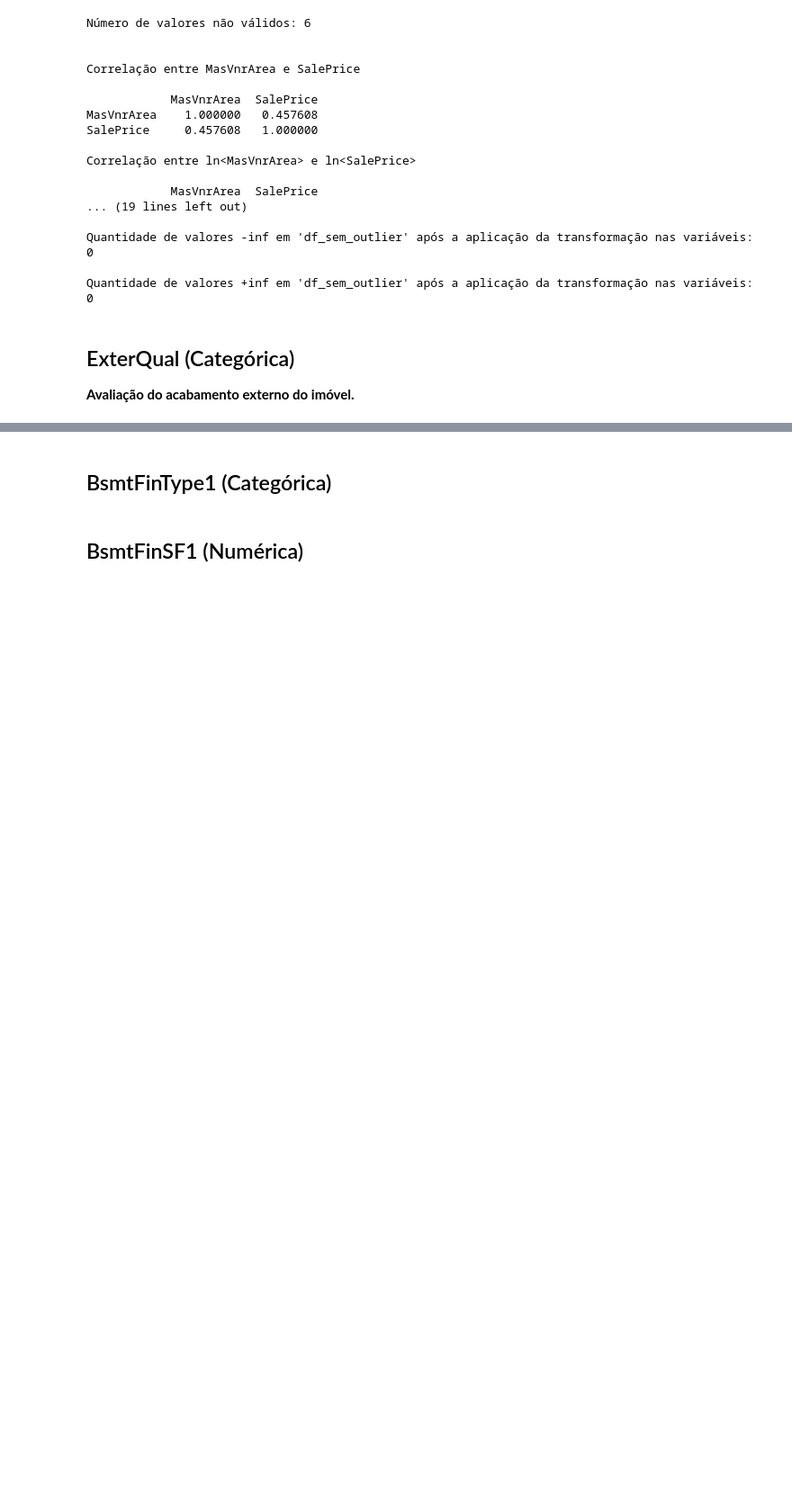
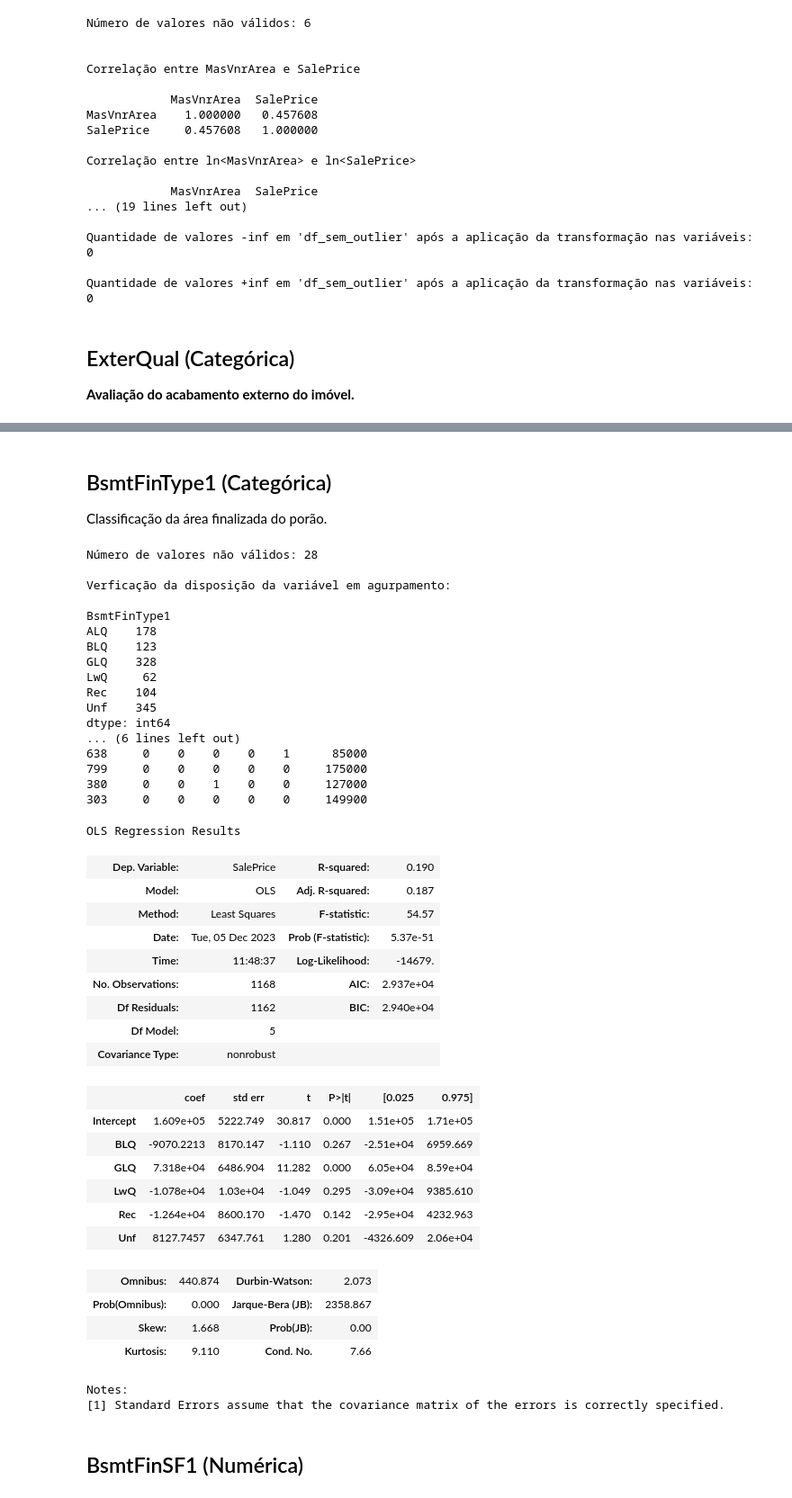
Before and after one commit to JohnDaytonCC/HousePricesPrediction, a Jupyter notebook: Notebook - House Prices Predition.ipynb, the cells around one changed output, grey strips where cells are left out. Shown at 90% size. Drawn from its saved outputs; the diff is of its cells as text; code cells hidden in the pictures; blank space fills up the shorter version.

```diff
--- a/Notebook - House Prices Predition.ipynb
+++ b/Notebook - House Prices Predition.ipynb
@@ -1962,5 +2401,81 @@ Notes:
 # %% [markdown]
 ## BsmtFinType1 (Categórica)
+
+Classificação da área finalizada do porão.
+# %%
+nome_feature = 'BsmtFinType1'
+
+# Verificação de valores nulos na variável
+print(f'Número de valores não válidos: {dados_treino[nome_feature].isnull().sum()}\n')
+
+# Estatística univariádas pela variável
+print('Verficação da disposição da variável em agurpamento:\n')
+agrupado = dados_treino.groupby([nome_feature]).size()
+print(agrupado)
+
+print(f'\nVerifcamos que após o agrupamento o valor da moda dessa variável é "Unf".\n')
+
+# Cópia dos valores que serão manipulados para que os valores originais são sejam alterados.
+df_dummies_auxiliar_1 = dados_treino[nome_feature].copy()
+
+# Eliminação dos valores não válidas pelo valor da moda.
+df_dummies_auxiliar_1.fillna('Unf', inplace = True)
+
+# Conversão da variável categórica em dicotômica com a exclusão da primeira variável dicotômica.
+df_dummies_auxiliar = pd.get_dummies(df_dummies_auxiliar_1, columns=[nome_feature], drop_first=True)
+
+# Inclusão da variável dependente ao data frame de variáveis dicotômicas.
+df_dummies_auxiliar[nome_target] = dados_treino[nome_target].copy()
+
+# Verificação do data frame.
+print(df_dummies_auxiliar.head(6))
+
+# Estimação do modelo de regressão linear múltipla com n-1 dummies
+modelo_dummies = sm.OLS.from_formula("SalePrice ~ BLQ + GLQ + LwQ + Rec + Unf", df_dummies_auxiliar).fit()
+
+# Verificação dos parâmetros do modelo.
+modelo_dummies.summary()
+# %% [output]
+Número de valores não válidos: 28
+
+Verficação da disposição da variável em agurpamento:
+
+BsmtFinType1
+ALQ    178
+BLQ    123
+GLQ    328
+LwQ     62
+Rec    104
+Unf    345
+dtype: int64
+... (6 lines left out)
+638     0    0    0    0    1      85000
+799     0    0    0    0    0     175000
+380     0    0    1    0    0     127000
+303     0    0    0    0    0     149900
+OLS Regression Results
+| Dep. Variable: | SalePrice | R-squared: | 0.190 |
+| Model: | OLS | Adj. R-squared: | 0.187 |
+| Method: | Least Squares | F-statistic: | 54.57 |
+| Date: | Tue, 05 Dec 2023 | Prob (F-statistic): | 5.37e-51 |
+| Time: | 11:48:37 | Log-Likelihood: | -14679. |
+| No. Observations: | 1168 | AIC: | 2.937e+04 |
+| Df Residuals: | 1162 | BIC: | 2.940e+04 |
+| Df Model: | 5 |  |  |
+| Covariance Type: | nonrobust |  |  |
+|  | coef | std err | t | P>|t| | [0.025 | 0.975] |
+| Intercept | 1.609e+05 | 5222.749 | 30.817 | 0.000 | 1.51e+05 | 1.71e+05 |
+| BLQ | -9070.2213 | 8170.147 | -1.110 | 0.267 | -2.51e+04 | 6959.669 |
+| GLQ | 7.318e+04 | 6486.904 | 11.282 | 0.000 | 6.05e+04 | 8.59e+04 |
+| LwQ | -1.078e+04 | 1.03e+04 | -1.049 | 0.295 | -3.09e+04 | 9385.610 |
+| Rec | -1.264e+04 | 8600.170 | -1.470 | 0.142 | -2.95e+04 | 4232.963 |
+| Unf | 8127.7457 | 6347.761 | 1.280 | 0.201 | -4326.609 | 2.06e+04 |
+| Omnibus: | 440.874 | Durbin-Watson: | 2.073 |
+| Prob(Omnibus): | 0.000 | Jarque-Bera (JB): | 2358.867 |
+| Skew: | 1.668 | Prob(JB): | 0.00 |
+| Kurtosis: | 9.110 | Cond. No. | 7.66 |
+Notes:
+[1] Standard Errors assume that the covariance matrix of the errors is correctly specified.
 # %% [markdown]
 ## BsmtFinSF1 (Numérica)
 # %%
```
Also changed, not shown: parts of 74 cells of this notebook.
